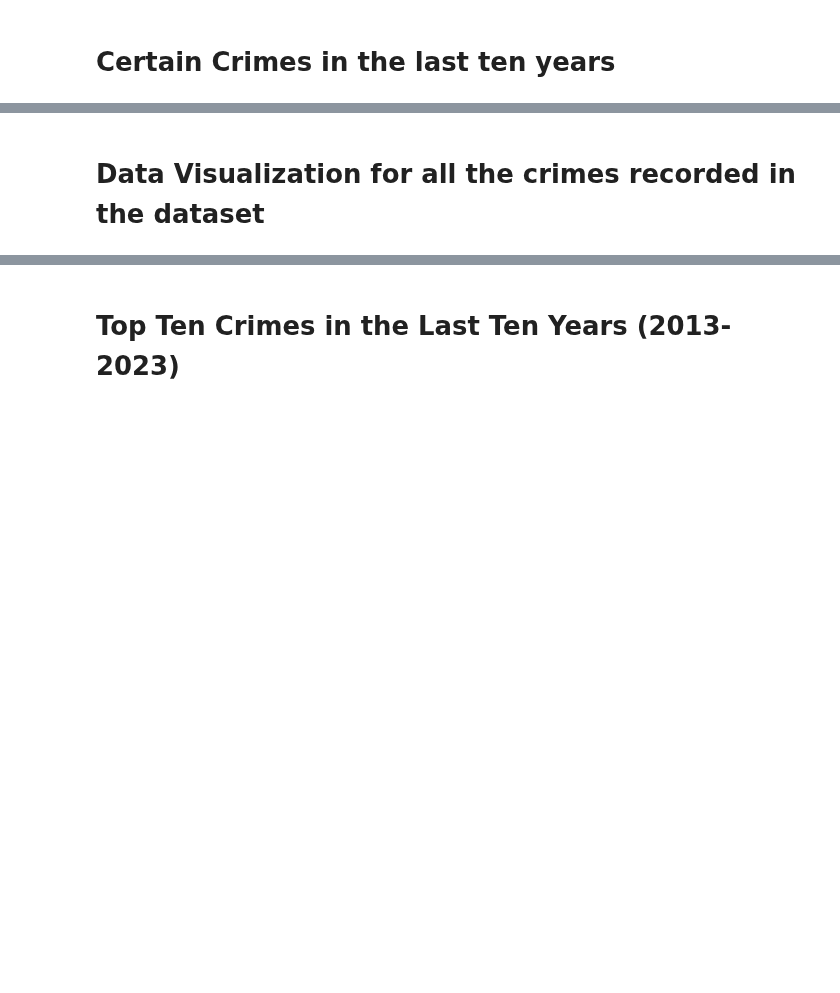
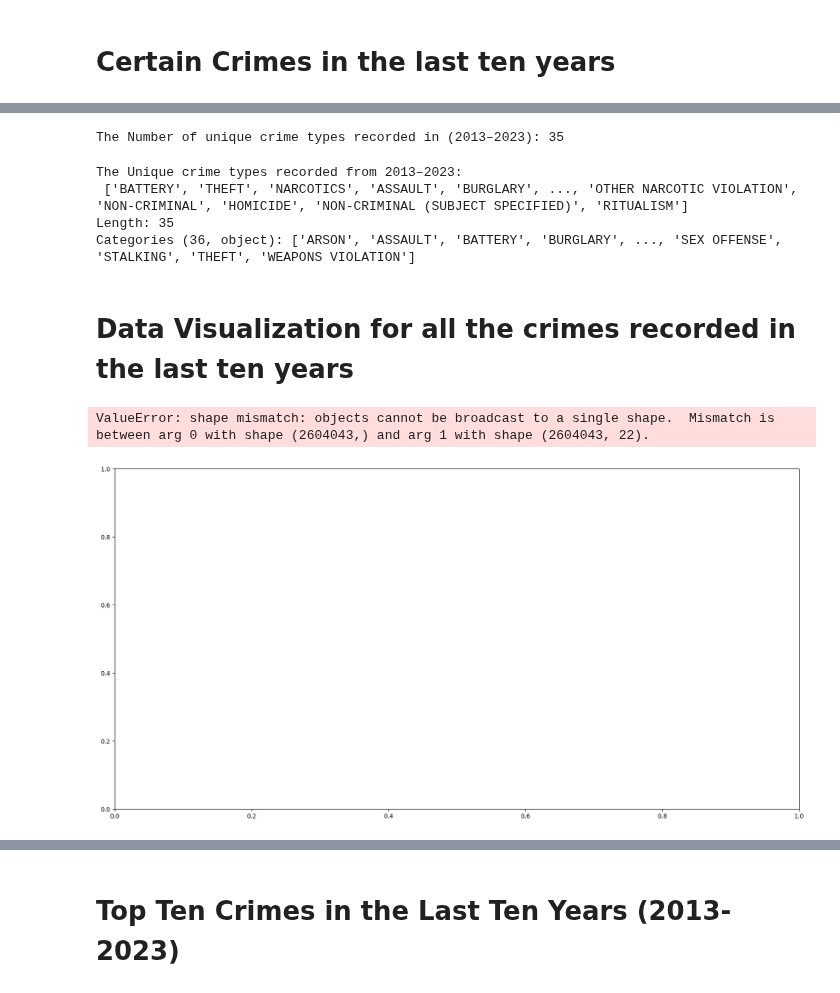
Before and after one commit to DuoDduo/AI-fellowship-module-2, a Jupyter notebook: Tasks/Task19/task19.ipynb, the cells around one changed output, grey strips where cells are left out. Drawn from its saved outputs; the diff is of its cells as text; code cells hidden in the pictures; blank space fills up the shorter version.

```diff
--- a/Tasks/Task19/task19.ipynb
+++ b/Tasks/Task19/task19.ipynb
@@ -105,3 +253,6 @@ crime_data.isnull().sum()
+# %%
+# Dropping the missing values
+crime_data2.dropna(inplace=True)
 # %%
 #Check for missing values in each column
 crime_data.isna().sum()
@@ -136,5 +350,5 @@ crime_data2.shape
 # %%
-# # extracting the month and year from the date column
+# # extracting the year, month, week, day, hour, quarter and weekends from the dataset
 crime_data2["year"]= crime_data2['date'].dt.year
 crime_data2["month"] = crime_data2["date"].dt.month_name()
 crime_data2['day'] = crime_data2['date'].dt.day
@@ -143,14 +357,14 @@ crime_data2['day_of_week'] = crime_data2['date'].dt.dayofweek  # 0=Monday, 6=Sun
 crime_data2['day_name'] = crime_data2['date'].dt.day_name()
 crime_data2['month_name'] = crime_data2['date'].dt.month_name()
 crime_data2['quarter'] = crime_data2['date'].dt.quarter
-crime_data2['is_weekend'] = crime_data2['day_of_week'].isin([5, 6])
-
-
+crime_data2['weekend'] = crime_data2['day_of_week'].isin([5, 6])#Saturday and Sunday
 
 # Time periods
 crime_data2['time_period'] = pd.cut(crime_data2['hour'],
                               bins=[0, 6, 12, 18, 24],
                               labels=['Night', 'Morning', 'Afternoon', 'Evening'],
                               include_lowest=True)
+
+# Applying the new date features to the dataset
 print("Data Extracted Successfully,New Columns added\n")
 crime_data2.head()
@@ -171,12 +407,19 @@ crime_ten_yrs.tail(1000)
 # %%
 
 # Count how many unique crime types exist in the last 10years
-unique_count = crime_ten_yrs["primary_type"].nunique()
-print("\nThe Number of unique crime types recorded in (2013–2023):", unique_count)
+unique_crime_ten_yrs = crime_ten_yrs["primary_type"].nunique()
+print("\nThe Number of unique crime types recorded in (2013–2023):", unique_crime_ten_yrs)
+# %% [output]
+The Number of unique crime types recorded in (2013–2023): 35
 # %%
 # Get the unique crime types within the last 10 years
-unique_crime_types = crime_ten_yrs["primary_type"].unique()
-print("The Unique crime types recorded from 2013–2023:\n", unique_crime_types)
+unique_crime_types_ten_yrs = crime_ten_yrs["primary_type"].unique()
+print("The Unique crime types recorded from 2013–2023:\n", unique_crime_types_ten_yrs)
+# %% [output]
+The Unique crime types recorded from 2013–2023:
+ ['BATTERY', 'THEFT', 'NARCOTICS', 'ASSAULT', 'BURGLARY', ..., 'OTHER NARCOTIC VIOLATION', 'NON-CRIMINAL', 'HOMICIDE', 'NON-CRIMINAL (SUBJECT SPECIFIED)', 'RITUALISM']
+Length: 35
+Categories (36, object): ['ARSON', 'ASSAULT', 'BATTERY', 'BURGLARY', ..., 'SEX OFFENSE', 'STALKING', 'THEFT', 'WEAPONS VIOLATION']
 # %%
 
 # Getting the number of counts of each crime type in the last 10 years
@@ -185,5 +428,18 @@ print("\nCrime type counts (2013–2023):\n", crime_type_counts)
 # %% [markdown]
-# Data Visualization for all the crimes recorded in the dataset
+# Data Visualization for all the crimes recorded in the last ten years
+# %%
+# Plotting a barchart for the crimes committed in the last ten years
+plt.figure(figsize=(20,10))
+bars = plt.bar(crime_ten_yrs.index, crime_ten_yrs.values, color='red')
+plt.xlabel('Crimes', fontsize=12)
+plt.ylabel('Frequency', fontsize=12)
+plt.title("Crimes committed in the last ten Years(2013-2023)", weight='bold')
+plt.xticks(rotation=90)
+plt.bar_label(bars, fmt='%.0f', padding=3, fontsize=6)
+plt.show()
+# %% [output]
+ValueError: shape mismatch: objects cannot be broadcast to a single shape.  Mismatch is between arg 0 with shape (2604043,) and arg 1 with shape (2604043, 22).
+[figure, added]
 # %%
 # top
 # Count all crime types from the index
```
Also changed, not shown: parts of 39 cells of this notebook, 11 other files.
